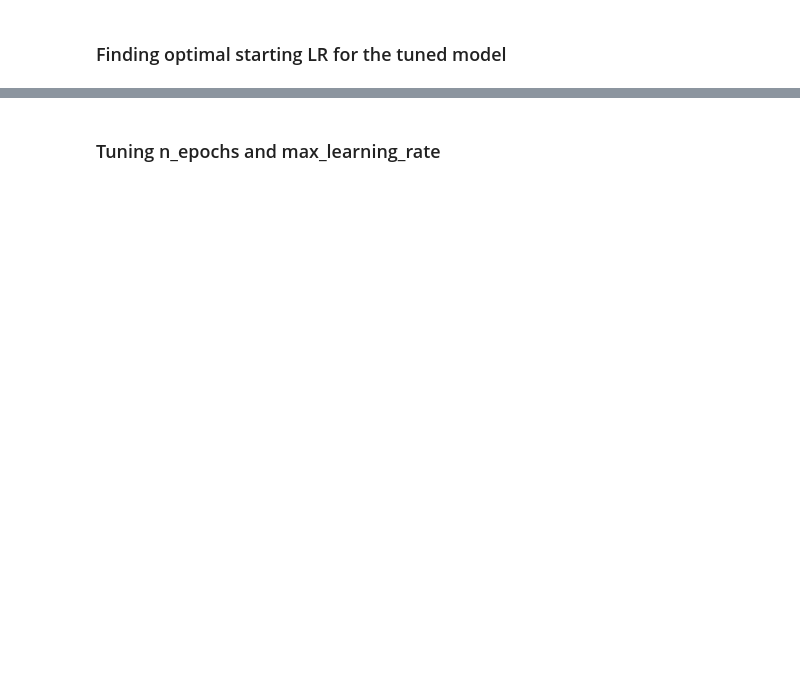
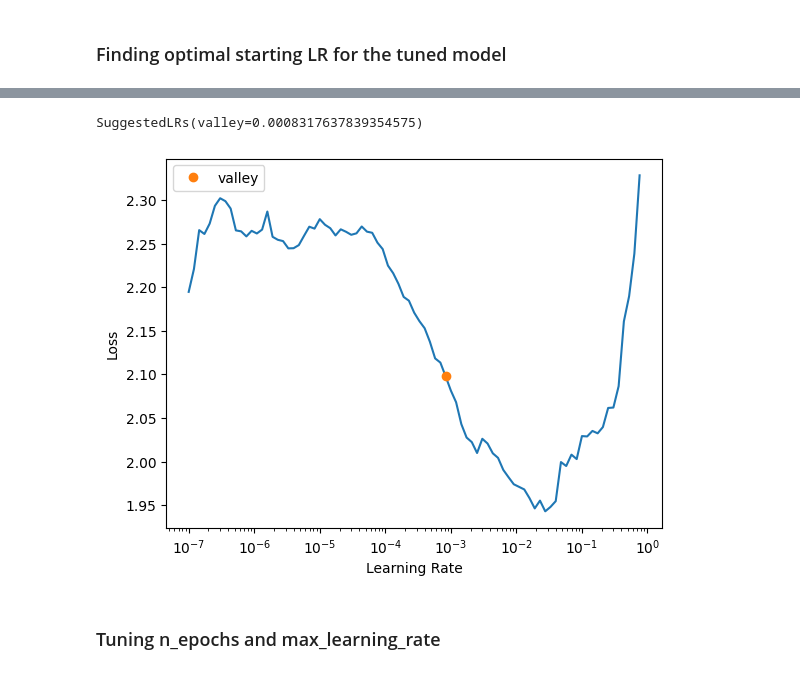
Before and after one commit to hozaifa1/Django_Project, a Jupyter notebook: hyperparam-tuning.ipynb, the cells around one changed output, grey strips where cells are left out. Drawn from its saved outputs; the diff is of its cells as text; code cells hidden in the pictures; blank space fills up the shorter version.

```diff
--- a/hyperparam-tuning.ipynb
+++ b/hyperparam-tuning.ipynb
@@ -100,29 +98,27 @@ for out_classes in c_out:
                 # Ignore other less important parameters for now
               }))
 # %%
-# {'d_model': 64, 'depth': 8, 'lstm_dropout': 0.1, 'dropout': 0.1, 'mlp_ratio': 4, 'n_layers': 4, 'hidden_size': 512, 'use_pe': True}	5970213	0.427612	0.422031	0.758592	23	25	0.001
-# 1	TSSequencerPlus	{'d_model': 64, 'depth': 2, 'lstm_dropout': 0.3, 'dropout': 0.2, 'mlp_ratio': 4, 'n_layers': 4, 'hidden_size': 512, 'use_pe': True}
-
-model3= TSSequencerPlus
-d_model = [32, 64, 128]
-depth = [2, 4, 8]
-lstm_dropout = [0.1, 0.2, 0.3]
-dropout = [0.1, 0.2, 0.3]
-mlp_ratio = [2, 4]
-archs = []
+# {'d_model': 64, 'depth': 8, 'lstm_dropout': 0.1, 'dropout': 0.1, 'mlp_ratio': 4, 'n_layers': 4, 'hidden_size': 512, 'use_pe': True
+model_3= TSSequencerPlus
+d_model = [64]
+depth = [8]
+lstm_dropout = [0.1]
+dropout = [0.1]
+mlp_ratio = [6]
+archs_3 = []
 for dimension in d_model:
     for transfblock in depth:
       for tfr_dropout in dropout:
         for lstmdropout in lstm_dropout:
           for mlp_dim_ratio in mlp_ratio:
-            archs.append((model_to_train, {
+            archs_3.append((model_3, {
               'd_model': dimension,  # Add d_model for embedding dimension
               'depth': transfblock,  # Add depth for number of transformer blocks
               'lstm_dropout': lstmdropout,
               'dropout': tfr_dropout,  # Use tfr_dropout for transformer dropout
               'mlp_ratio': mlp_dim_ratio,
-              'n_layers': rnn_layers,
-              'hidden_size': hidden_size,
+#               'n_layers': 4,
+#               'hidden_size': 512,
               'use_pe': True,  # Enable positional encoding by default
               # Remove commented-out lines for unused parameters
             }))
@@ -315,5 +263,10 @@ Better model found at epoch 19 with valid_loss value: 0.5202774405479431.
 # %% [markdown]
 ### Finding optimal starting LR for the tuned model
 # %%
-learn = Learner(dls, RNNAttention(dls.vars, dls.c, dls.len, rnn_layers=3, hidden_size=1024, encoder_layers=3, rnn_dropout=0.2), metrics=[F1Score(average='macro')])
+learn = Learner(dls, model_3(dls.vars, dls.c, dls.len, d_model = 64,
+depth = 8,
+lstm_dropout = 0.1,
+dropout = 0.1,
+mlp_ratio = 6))
 learn.lr_find()
+# %% [output]
@@ -320,2 +274,4 @@ learn.lr_find()
+SuggestedLRs(valley=0.0008317637839354575)
+[figure, added]
 # %% [markdown]
 ### Tuning n_epochs and max_learning_rate
```
Also changed, not shown: parts of 14 cells of this notebook.
